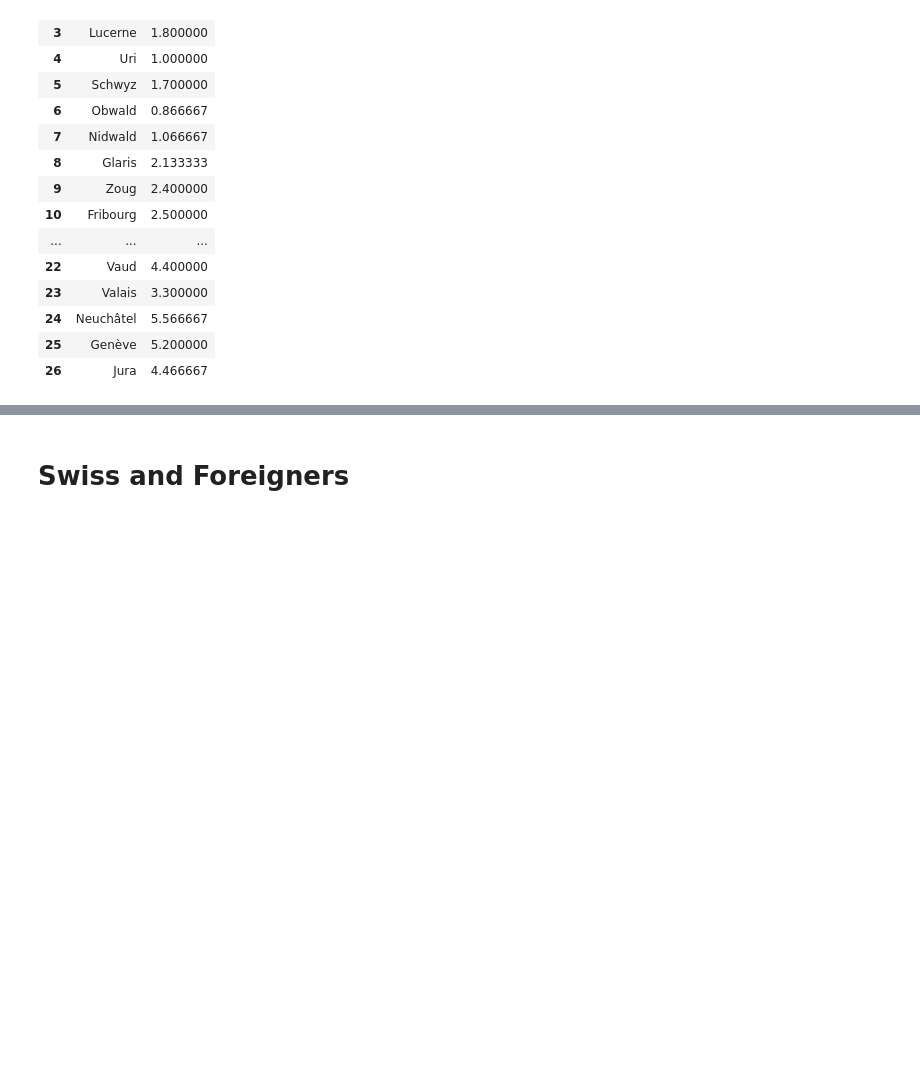
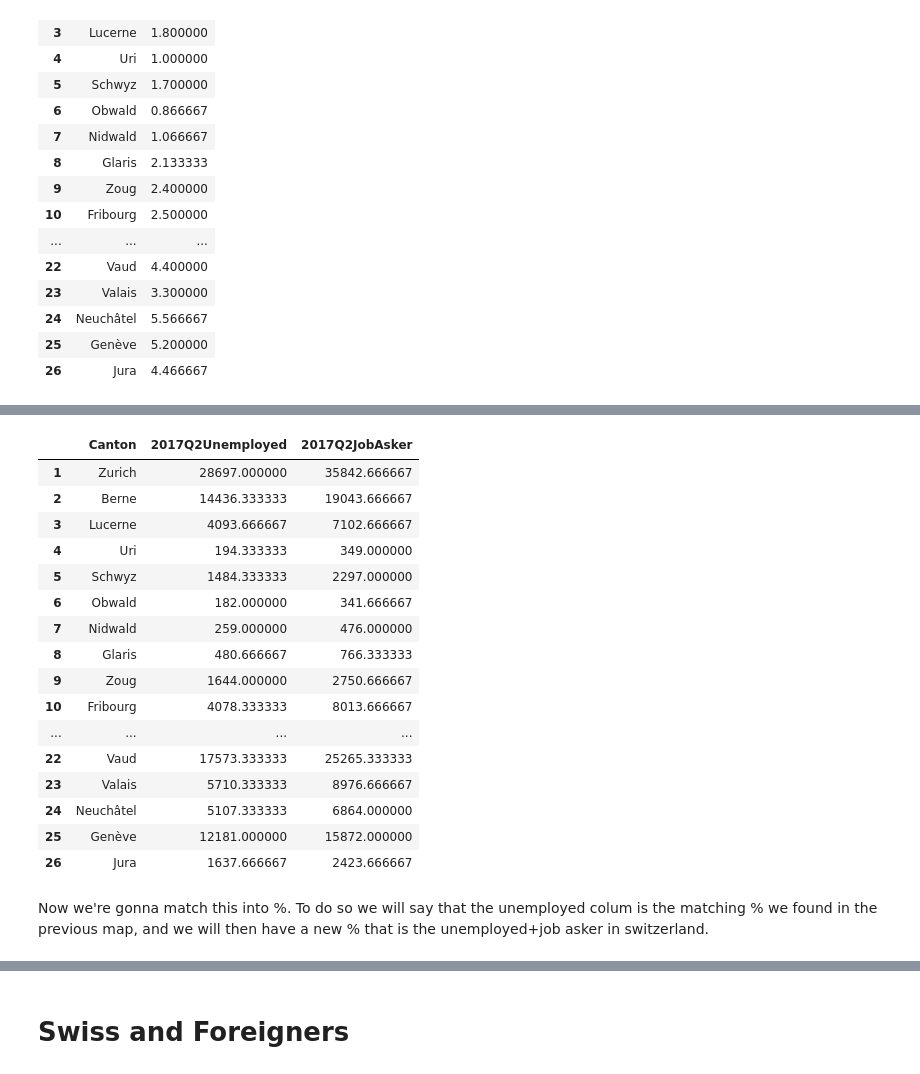
Before and after one commit to maxpr/ADA, a Jupyter notebook: 03 - Interactive Viz/Homework3.ipynb, the cells around one changed output, grey strips where cells are left out. Cells and saved outputs as stored; diff of their text form; code cells hidden in the pictures; blank space fills up the shorter version.

```diff
--- a/03 - Interactive Viz/Homework3.ipynb
+++ b/03 - Interactive Viz/Homework3.ipynb
@@ -546,0 +590,4 @@ Access the map [here](swiss_unemployment_rate.html)
+# %%
+jobasker_swiss = os.path.join('FetchedData', 'Unemployed_Jobasker_Swiss.xlsx')
+df_jobasker_swiss = pd.read_excel(jobasker_swiss)
+df_jobasker_swiss.head()
@@ -546,0 +603,3 @@ Access the map [here](swiss_unemployment_rate.html)
+# %%
+df_jobasker_swiss = df_jobasker_swiss[['Canton','Avril 2017','Avril 2017.1','Mai 2017','Mai 2017.1','Juin 2017','Juin 2017.1']]
+df_jobasker_swiss.head()
@@ -546,0 +633,33 @@ Access the map [here](swiss_unemployment_rate.html)
+# %%
+#do the mean of 3 month to get the second quartile data and create new DF with only this value
+df_jobasker_swiss['2017Q2Unemployed'] = df_jobasker_swiss['Avril 2017'] + df_jobasker_swiss['Mai 2017'] + df_jobasker_swiss['Juin 2017']
+df_jobasker_swiss['2017Q2Unemployed'] = df_jobasker_swiss['2017Q2Unemployed'].apply(lambda x : x/3)
+
+df_jobasker_swiss['2017Q2JobAsker'] = df_jobasker_swiss['Avril 2017.1'] + df_jobasker_swiss['Mai 2017.1'] + df_jobasker_swiss['Juin 2017.1']
+df_jobasker_swiss['2017Q2JobAsker'] = df_jobasker_swiss['2017Q2JobAsker'].apply(lambda x : x/3)
+
+
+df_jobasker_cleaned = df_jobasker_swiss[['Canton','2017Q2Unemployed','2017Q2JobAsker']]
+
+
+df_jobasker_cleaned
+# %% [output]
+|  | Canton | 2017Q2Unemployed | 2017Q2JobAsker |
+| 1 | Zurich | 28697.000000 | 35842.666667 |
+| 2 | Berne | 14436.333333 | 19043.666667 |
+| 3 | Lucerne | 4093.666667 | 7102.666667 |
+| 4 | Uri | 194.333333 | 349.000000 |
+| 5 | Schwyz | 1484.333333 | 2297.000000 |
+| 6 | Obwald | 182.000000 | 341.666667 |
+| 7 | Nidwald | 259.000000 | 476.000000 |
+| 8 | Glaris | 480.666667 | 766.333333 |
+| 9 | Zoug | 1644.000000 | 2750.666667 |
+| 10 | Fribourg | 4078.333333 | 8013.666667 |
+| ... | ... | ... | ... |
+| 22 | Vaud | 17573.333333 | 25265.333333 |
+| 23 | Valais | 5710.333333 | 8976.666667 |
+| 24 | Neuchâtel | 5107.333333 | 6864.000000 |
+| 25 | Genève | 12181.000000 | 15872.000000 |
+| 26 | Jura | 1637.666667 | 2423.666667 |
+# %% [markdown]
+Now we're gonna match this into %. To do so we will say that the unemployed colum is the matching % we found in the previous map, and we will then have a new % that is the unemployed+job asker in switzerland.
```
Also changed, not shown: parts of 34 cells of this notebook, 5 other files.
